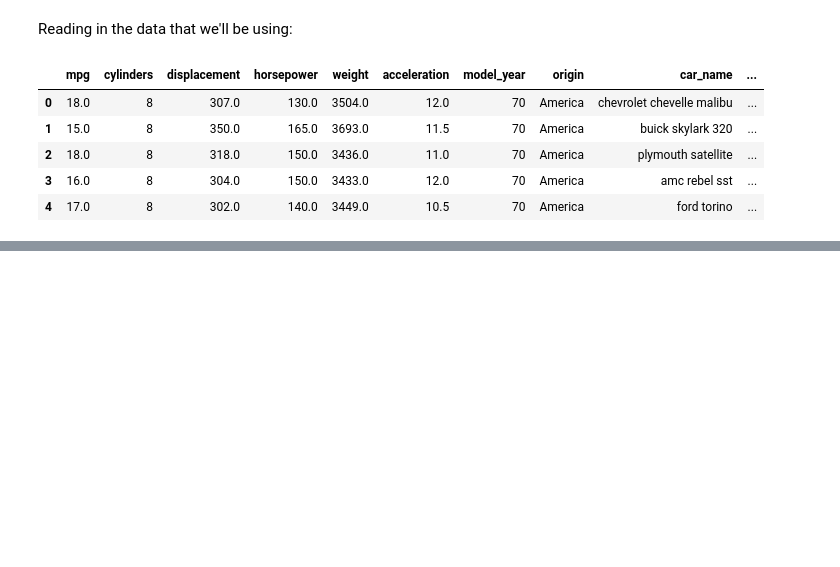
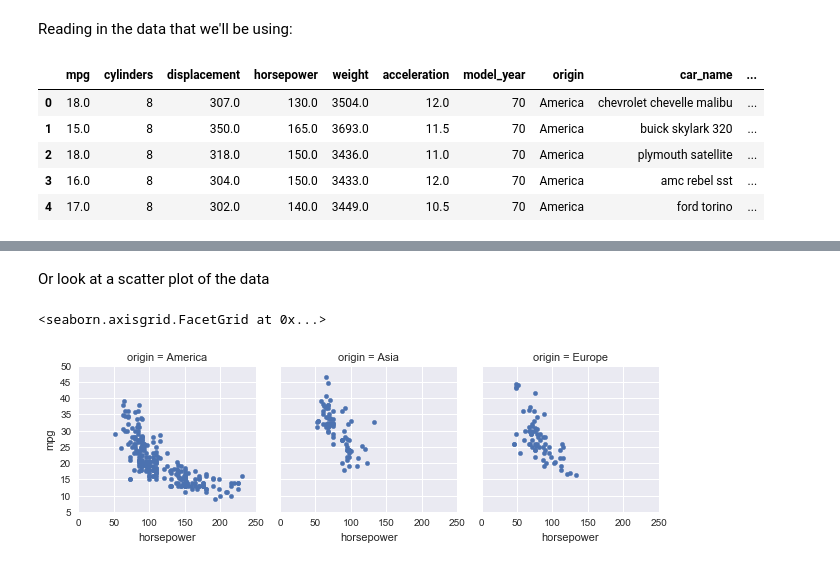
Before and after one commit to VandyAstroML/Vanderbilt_Computational_Bootcamp, a Jupyter notebook: notebooks/Week_10/10_Advanced_Visualization_Seaborn.ipynb, the cells around one changed output, grey strips where cells are left out. Drawn from its saved outputs; the diff is of its cells as text; code cells hidden in the pictures; blank space fills up the shorter version.

```diff
--- a/notebooks/Week_10/10_Advanced_Visualization_Seaborn.ipynb
+++ b/notebooks/Week_10/10_Advanced_Visualization_Seaborn.ipynb
@@ -161,0 +187,8 @@ df.head()
+# %% [markdown]
+Or look at a scatter plot of the data
+# %%
+g = sns.FacetGrid(df, col="origin")
+g.map(plt.scatter, "horsepower", "mpg")
+# %% [output]
+<seaborn.axisgrid.FacetGrid at 0x...>
+[figure, added]
```
Also changed, not shown: parts of 47 cells of this notebook.
